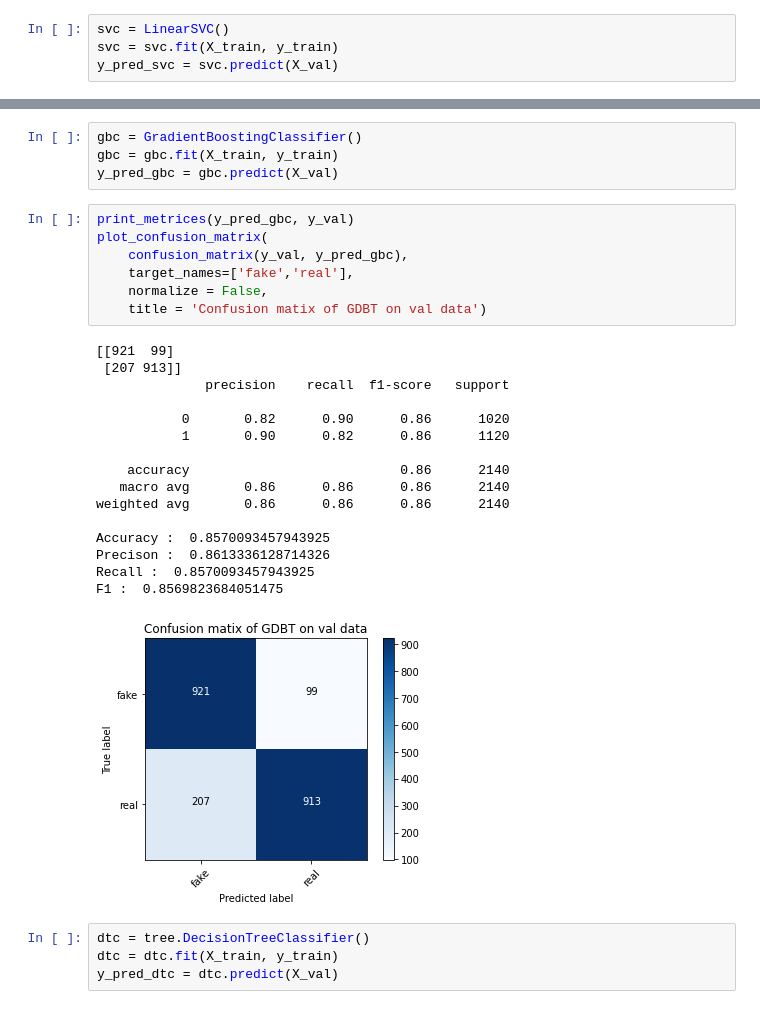
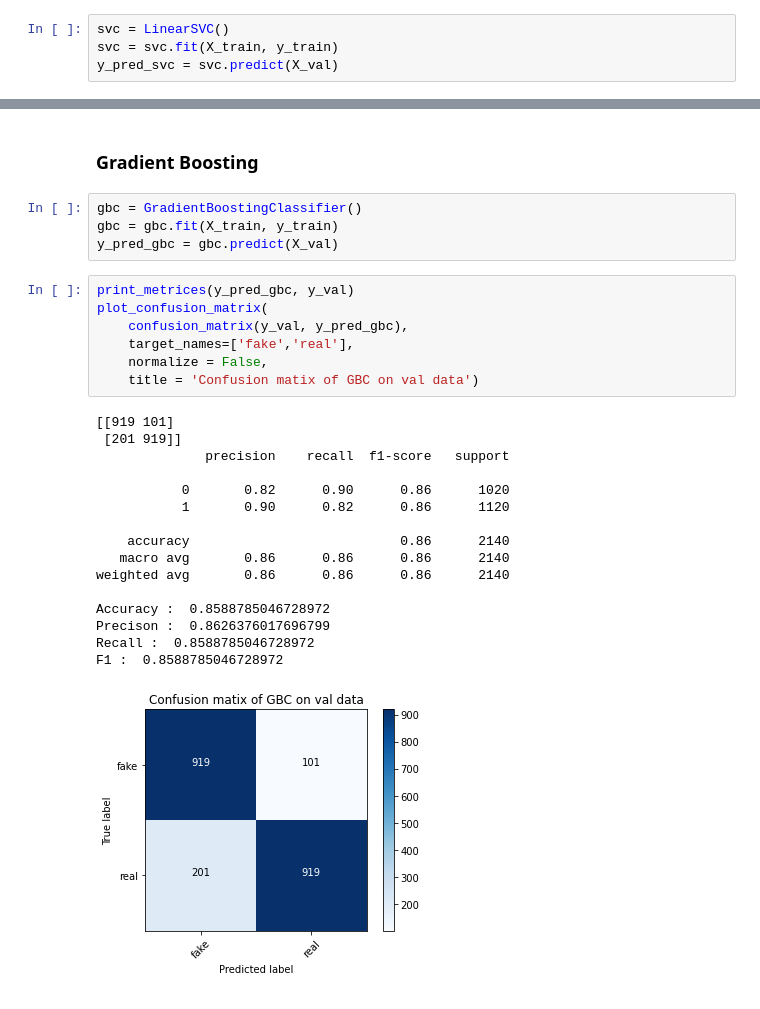
Before and after one commit to mgranchelli/covid19-fake-news-detection, a Jupyter notebook: fake-news-ml.ipynb, the cells around one changed output, grey strips where cells are left out. Cells and saved outputs as stored; diff of their text form.

```diff
--- a/fake-news-ml.ipynb
+++ b/fake-news-ml.ipynb
@@ -201,3 +226,5 @@ F1 :  0.9317726549376449
+# %% [markdown]
+### Gradient Boosting
 # %%
 gbc = GradientBoostingClassifier()
 gbc = gbc.fit(X_train, y_train)
@@ -205,28 +232,24 @@ y_pred_gbc = gbc.predict(X_val)
 # %%
 print_metrices(y_pred_gbc, y_val)
 plot_confusion_matrix(
     confusion_matrix(y_val, y_pred_gbc),
     target_names=['fake','real'],
     normalize = False,
-    title = 'Confusion matix of GDBT on val data')
+    title = 'Confusion matix of GBC on val data')
 # %% [output]
-[[921  99]
- [207 913]]
+[[919 101]
+ [201 919]]
               precision    recall  f1-score   support
 
            0       0.82      0.90      0.86      1020
            1       0.90      0.82      0.86      1120
 
     accuracy                           0.86      2140
    macro avg       0.86      0.86      0.86      2140
 weighted avg       0.86      0.86      0.86      2140
 
-Accuracy :  0.8570093457943925
-Precison :  0.8613336128714326
-Recall :  0.8570093457943925
-F1 :  0.8569823684051475
+Accuracy :  0.8588785046728972
+Precison :  0.8626376017696799
+Recall :  0.8588785046728972
+F1 :  0.8588785046728972
-[figure, old version]
+[figure, new version]
-# %%
-dtc = tree.DecisionTreeClassifier()
-dtc = dtc.fit(X_train, y_train)
-y_pred_dtc = dtc.predict(X_val)
```
Also changed, not shown: parts of 20 cells of this notebook, 1 other file.
